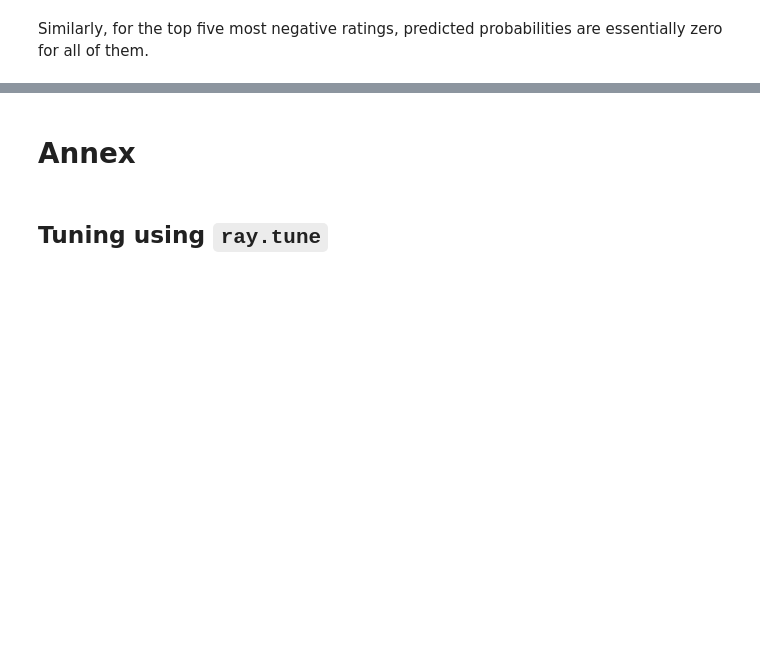
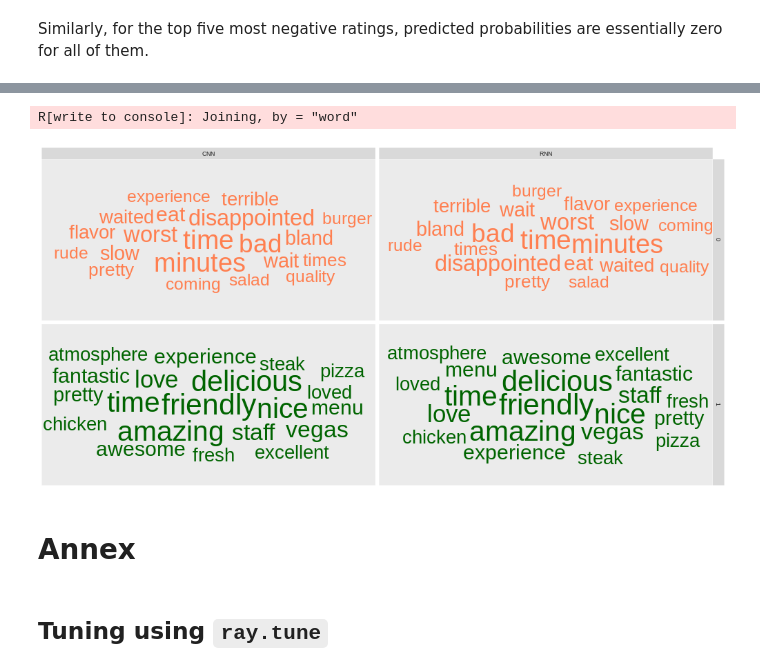
Before and after one commit to pat-alt/neuralNets, a Jupyter notebook: notebook.ipynb, the cells around one changed output, grey strips where cells are left out. Saved outputs shown, nothing was run; the diff lists cells and outputs as text; code cells hidden in the pictures; blank space fills up the shorter version.

```diff
--- a/notebook.ipynb
+++ b/notebook.ipynb
@@ -968,3 +957,52 @@ predicted.sort_values(by="pred_rnn").head()
+# %%
+%%R
+#install.packages("data.table")
+library(data.table)
+dt_pred <- fread("predictions.csv")[,V1:=NULL]
+# %%
+%%R -w 1000 -h 500
+#install.packages("ggplot2")
+#install.packages("ggwordcloud")
+#install.packages("tidytext")
+#install.packages("dplyr")
+library(ggwordcloud)
+library(tidytext)
+library(dplyr)
+stop_words <- tidytext::stop_words
+stop_words <- rbind(
+  data.table(stop_words),
+  data.table(word=c("food", "service", "restaurant")),
+  fill=TRUE
+)
+dt_plot <- dt_pred %>%
+    tidytext::unnest_tokens(word, sentence) %>%
+    dplyr::anti_join(stop_words)
+dt_plot <- melt(
+  dt_plot,
+  id.vars = c("word", "true"),
+  measure.vars = c("pred_cnn", "pred_rnn"),
+  value.name = "sentiment",
+  variable.name = "model"
+)
+dt_plot <- unique(dt_plot[,.(.N, sentiment=mean(sentiment)), by=.(word, true, model)])
+setorder(dt_plot, true, model, -N)
+dt_plot <- dt_plot[,idx:=1:.N,by=.(true,model)][idx<=20][,idx:=NULL]
+levels(dt_plot$model) <- c("CNN", "RNN")
+dt_plot[,sentiment:=factor(round(sentiment))]
+ggplot(dt_plot, ggplot2::aes(label = word, size = N, colour=sentiment)) +
+  geom_text_wordcloud() +
+  scale_size_area(max_size = 15) +
+  scale_colour_manual(
+    guide=FALSE,
+    values = c("coral", "darkgreen")
+  ) +
+  facet_grid(
+    cols = vars(model),
+    rows = vars(sentiment)
+  )
+# %% [output]
+R[write to console]: Joining, by = "word"
+[figure, added]
 # %% [markdown]
 # Annex
 # %% [markdown]
```
Also changed, not shown: parts of 27 cells of this notebook, 10 other files.
